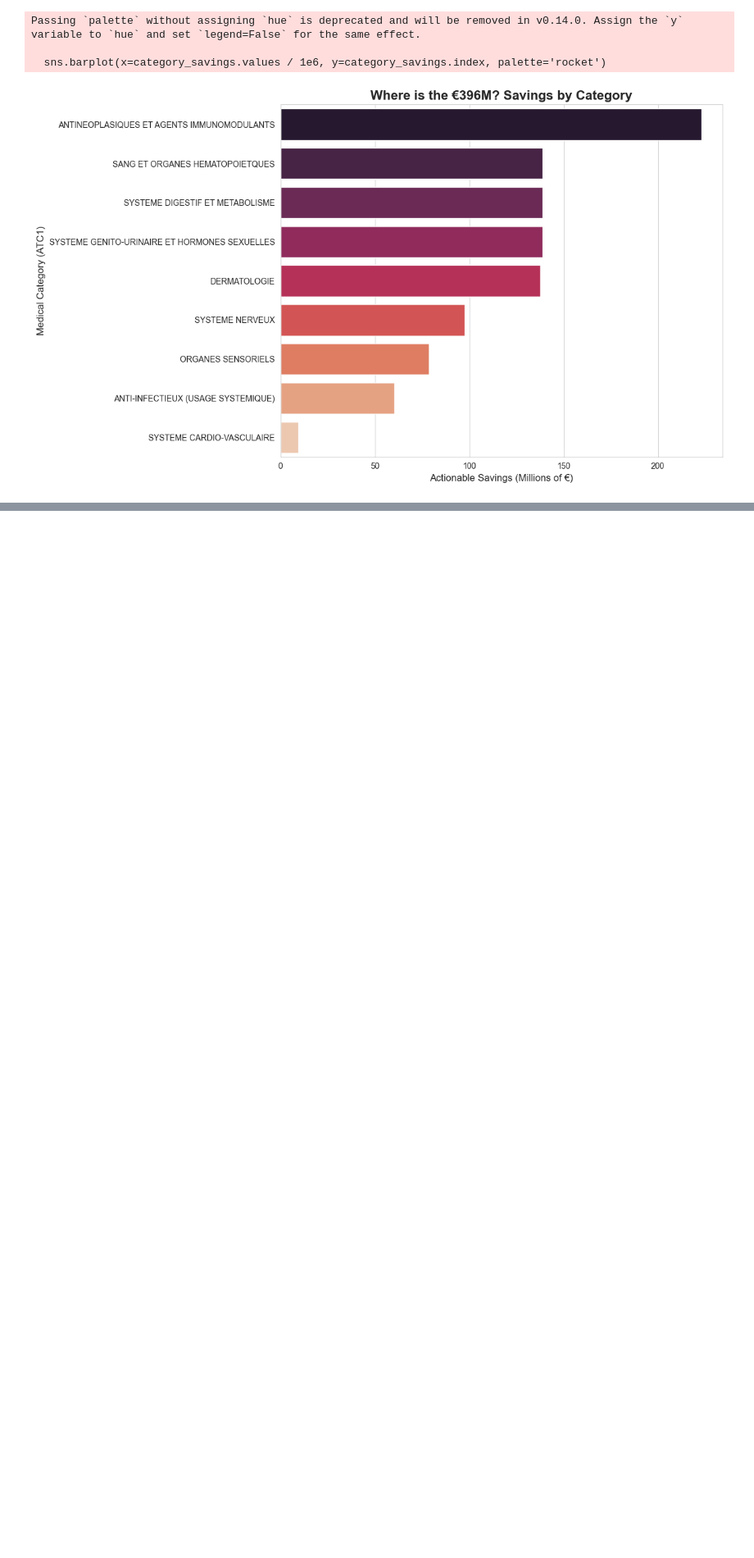
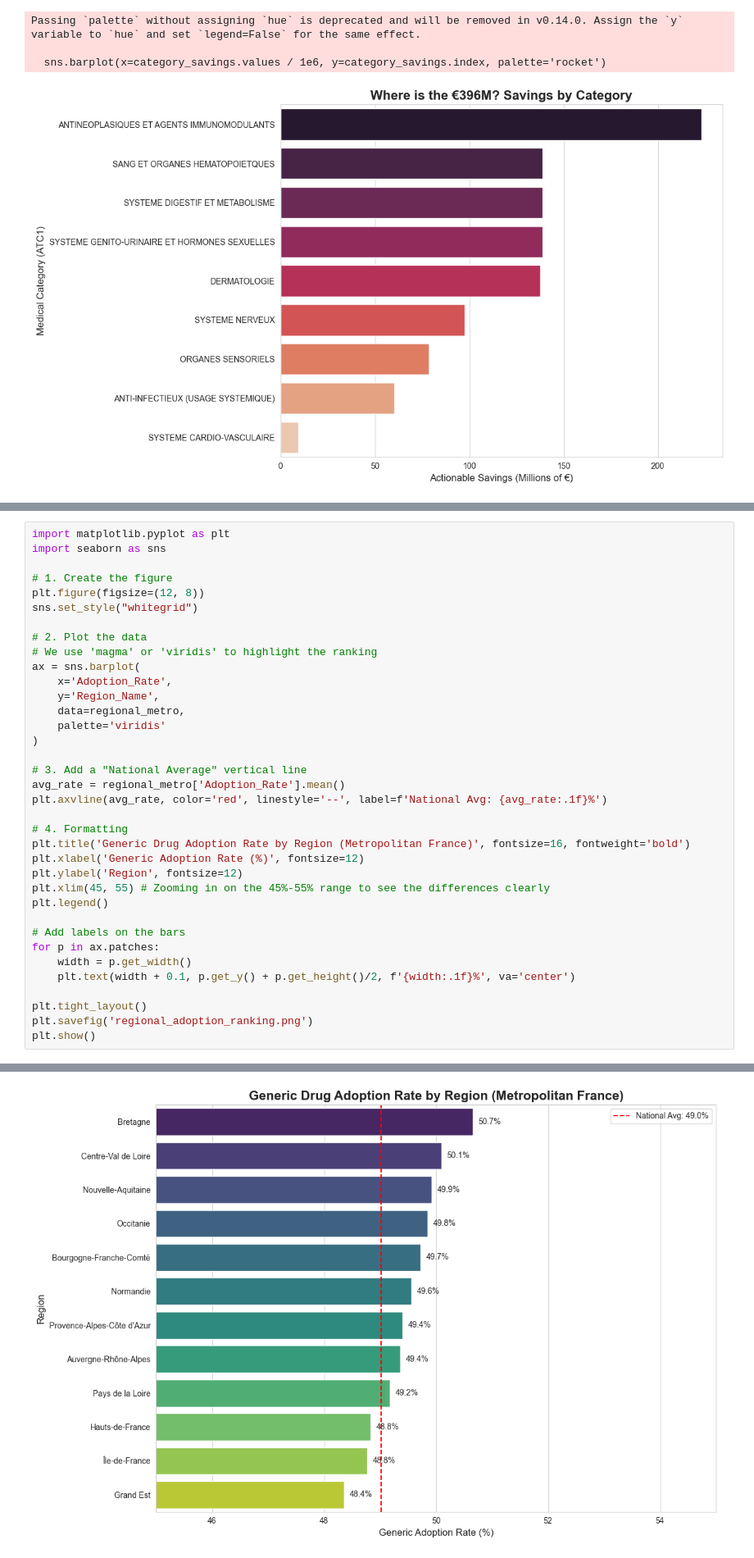
Before and after one commit to Arshbeg/SNDS-EXPLORER, a Jupyter notebook: Generic_Savings_Impact_analysis.ipynb, the cells around one changed output, grey strips where cells are left out. Shown at 82% size. Drawn from its saved outputs; the diff is of its cells as text; blank space fills up the shorter version.

```diff
--- a/Generic_Savings_Impact_analysis.ipynb
+++ b/Generic_Savings_Impact_analysis.ipynb
@@ -320,0 +393,37 @@ Passing `palette` without assigning `hue` is deprecated and will be removed in v
+# %%
+import matplotlib.pyplot as plt
+import seaborn as sns
+
+# 1. Create the figure
+plt.figure(figsize=(12, 8))
+sns.set_style("whitegrid")
+
+# 2. Plot the data
+# We use 'magma' or 'viridis' to highlight the ranking
+ax = sns.barplot(
+    x='Adoption_Rate',
+    y='Region_Name',
+    data=regional_metro,
+    palette='viridis'
+)
+
+# 3. Add a "National Average" vertical line
+avg_rate = regional_metro['Adoption_Rate'].mean()
+plt.axvline(avg_rate, color='red', linestyle='--', label=f'National Avg: {avg_rate:.1f}%')
+
+# 4. Formatting
+plt.title('Generic Drug Adoption Rate by Region (Metropolitan France)', fontsize=16, fontweight='bold')
+plt.xlabel('Generic Adoption Rate (%)', fontsize=12)
+plt.ylabel('Region', fontsize=12)
+plt.xlim(45, 55) # Zooming in on the 45%-55% range to see the differences clearly
+plt.legend()
+
+# Add labels on the bars
+for p in ax.patches:
+    width = p.get_width()
+    plt.text(width + 0.1, p.get_y() + p.get_height()/2, f'{width:.1f}%', va='center')
+
+plt.tight_layout()
+plt.savefig('regional_adoption_ranking.png')
+plt.show()
+# %% [output]
@@ -320,0 +433 @@ Passing `palette` without assigning `hue` is deprecated and will be removed in v
+[figure, added]
```
Also changed, not shown: parts of 10 cells of this notebook, 2 other files.
